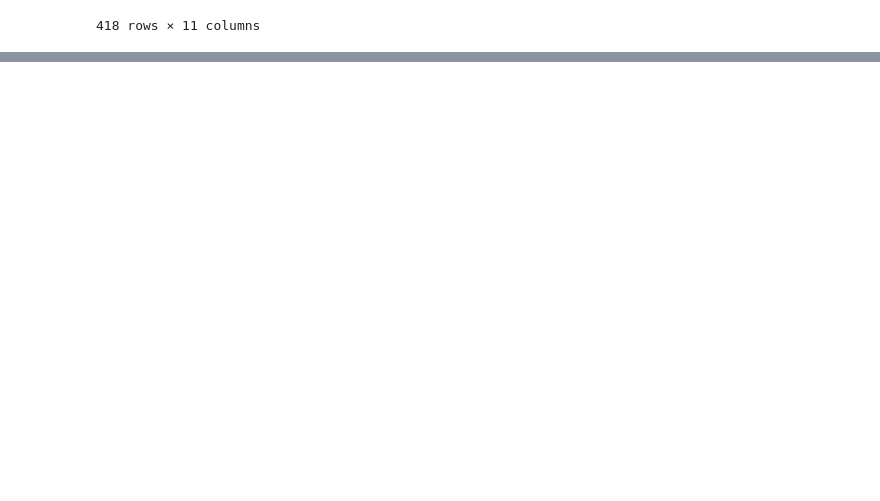
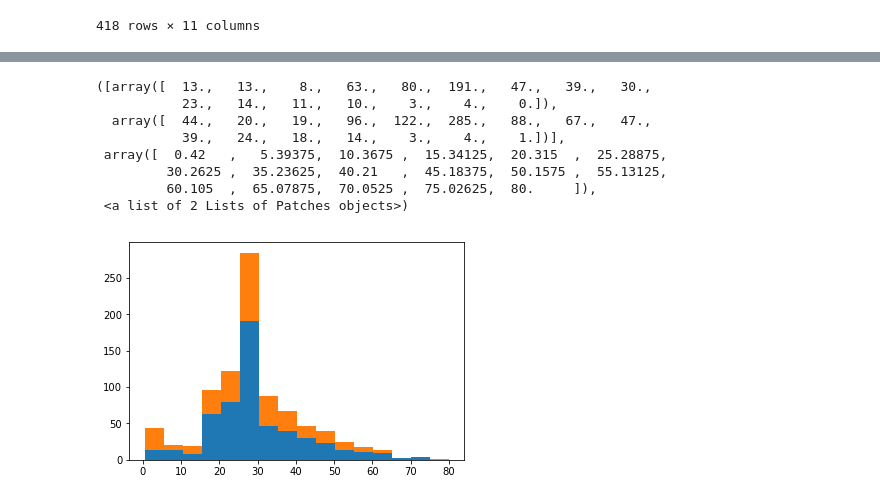
Before and after one commit to TakashiNakagawa/Kaggle, a Jupyter notebook: Titanic/Titanic Machine Learning from Disaster.ipynb, the cells around one changed output, grey strips where cells are left out. Cells and saved outputs as stored; diff of their text form; code cells hidden in the pictures; blank space fills up the shorter version.

```diff
--- a/Titanic/Titanic Machine Learning from Disaster.ipynb
+++ b/Titanic/Titanic Machine Learning from Disaster.ipynb
@@ -43,0 +71,13 @@ pd.read_csv("test.csv")
+# %%
+temp = [i["Age"].dropna() for i in split_data]
+plt.hist(temp, histtype="barstacked", bins=16)
+# %% [output]
+([array([  13.,   13.,    8.,   63.,   80.,  191.,   47.,   39.,   30.,
+           23.,   14.,   11.,   10.,    3.,    4.,    0.]),
+  array([  44.,   20.,   19.,   96.,  122.,  285.,   88.,   67.,   47.,
+           39.,   24.,   18.,   14.,    3.,    4.,    1.])],
+ array([  0.42   ,   5.39375,  10.3675 ,  15.34125,  20.315  ,  25.28875,
+         30.2625 ,  35.23625,  40.21   ,  45.18375,  50.1575 ,  55.13125,
+         60.105  ,  65.07875,  70.0525 ,  75.02625,  80.     ]),
+ <a list of 2 Lists of Patches objects>)
+[figure, added]
```
Also changed, not shown: parts of 7 cells of this notebook, 1 other file.
